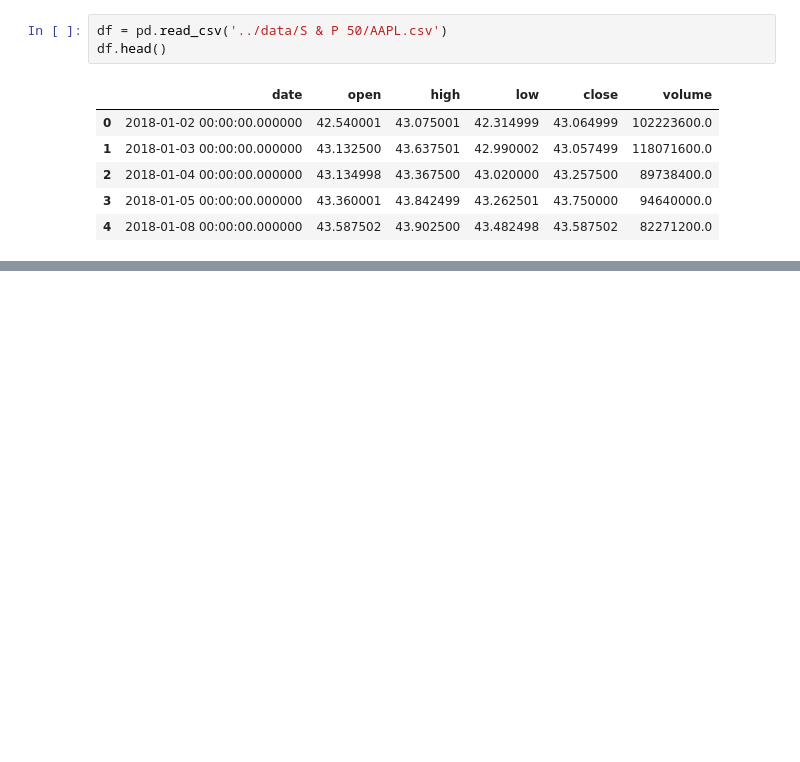
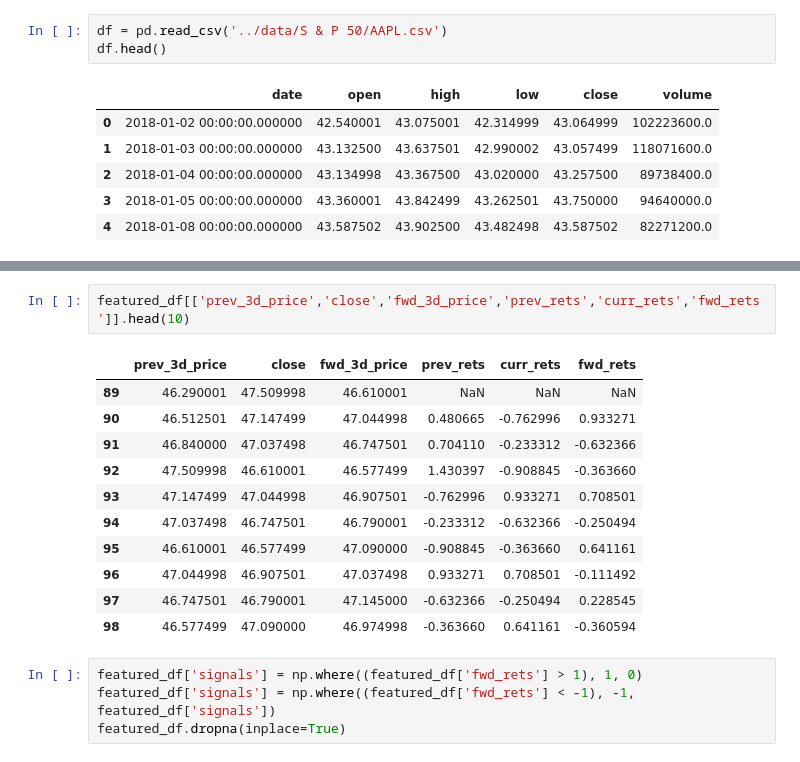
Before and after one commit to Faysal-Sohan/ensemble-trading-strategy, a Jupyter notebook: modules/signal_based_on_prev_fwd_price.ipynb, the cells around one changed output, grey strips where cells are left out. Drawn from its saved outputs; the diff is of its cells as text; blank space fills up the shorter version.

```diff
--- a/modules/signal_based_on_prev_fwd_price.ipynb
+++ b/modules/signal_based_on_prev_fwd_price.ipynb
@@ -35,0 +45,18 @@ featured_df.head(10)
+# %%
+featured_df[['prev_3d_price','close','fwd_3d_price','prev_rets','curr_rets','fwd_rets']].head(10)
+# %% [output]
+|  | prev_3d_price | close | fwd_3d_price | prev_rets | curr_rets | fwd_rets |
+| 89 | 46.290001 | 47.509998 | 46.610001 | NaN | NaN | NaN |
+| 90 | 46.512501 | 47.147499 | 47.044998 | 0.480665 | -0.762996 | 0.933271 |
+| 91 | 46.840000 | 47.037498 | 46.747501 | 0.704110 | -0.233312 | -0.632366 |
+| 92 | 47.509998 | 46.610001 | 46.577499 | 1.430397 | -0.908845 | -0.363660 |
+| 93 | 47.147499 | 47.044998 | 46.907501 | -0.762996 | 0.933271 | 0.708501 |
+| 94 | 47.037498 | 46.747501 | 46.790001 | -0.233312 | -0.632366 | -0.250494 |
+| 95 | 46.610001 | 46.577499 | 47.090000 | -0.908845 | -0.363660 | 0.641161 |
+| 96 | 47.044998 | 46.907501 | 47.037498 | 0.933271 | 0.708501 | -0.111492 |
+| 97 | 46.747501 | 46.790001 | 47.145000 | -0.632366 | -0.250494 | 0.228545 |
+| 98 | 46.577499 | 47.090000 | 46.974998 | -0.363660 | 0.641161 | -0.360594 |
+# %%
+featured_df['signals'] = np.where((featured_df['fwd_rets'] > 1), 1, 0)
+featured_df['signals'] = np.where((featured_df['fwd_rets'] < -1), -1, featured_df['signals'])
+featured_df.dropna(inplace=True)
```
Also changed, not shown: parts of 12 cells of this notebook, 6 other files.
